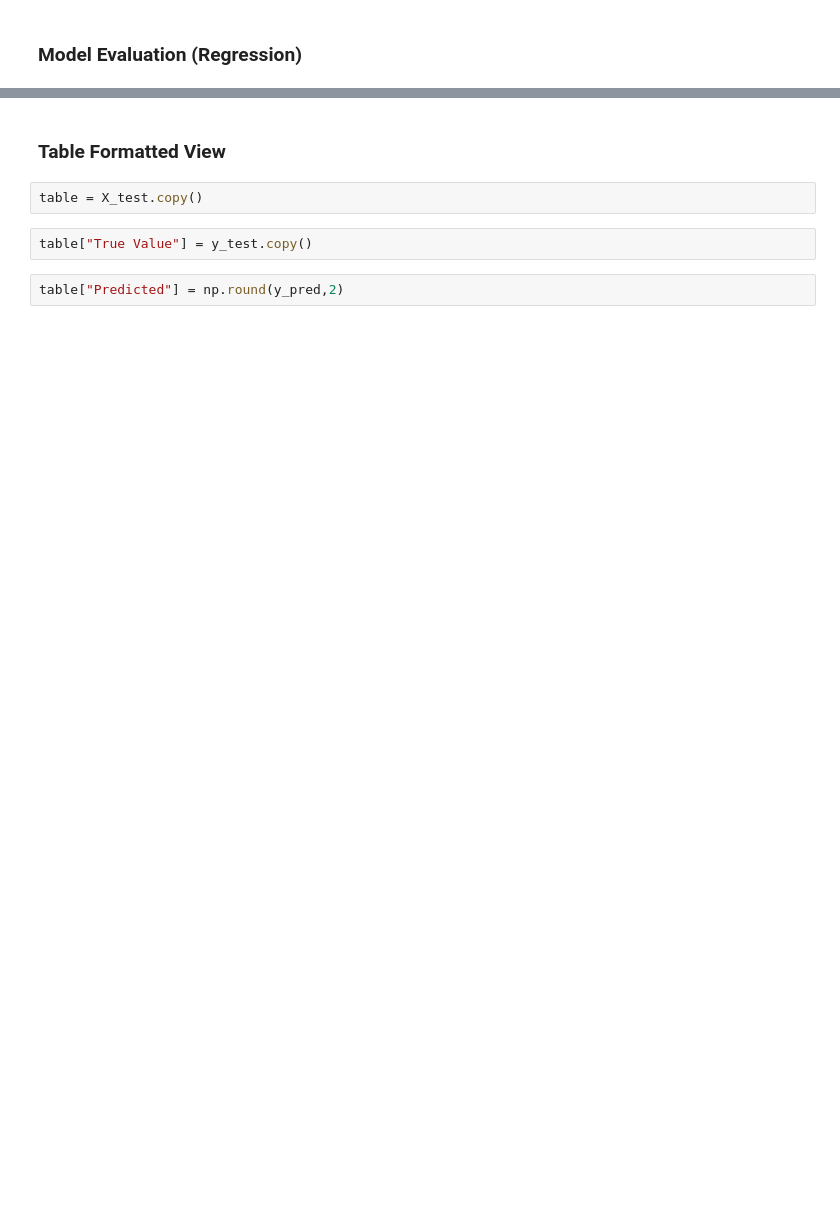
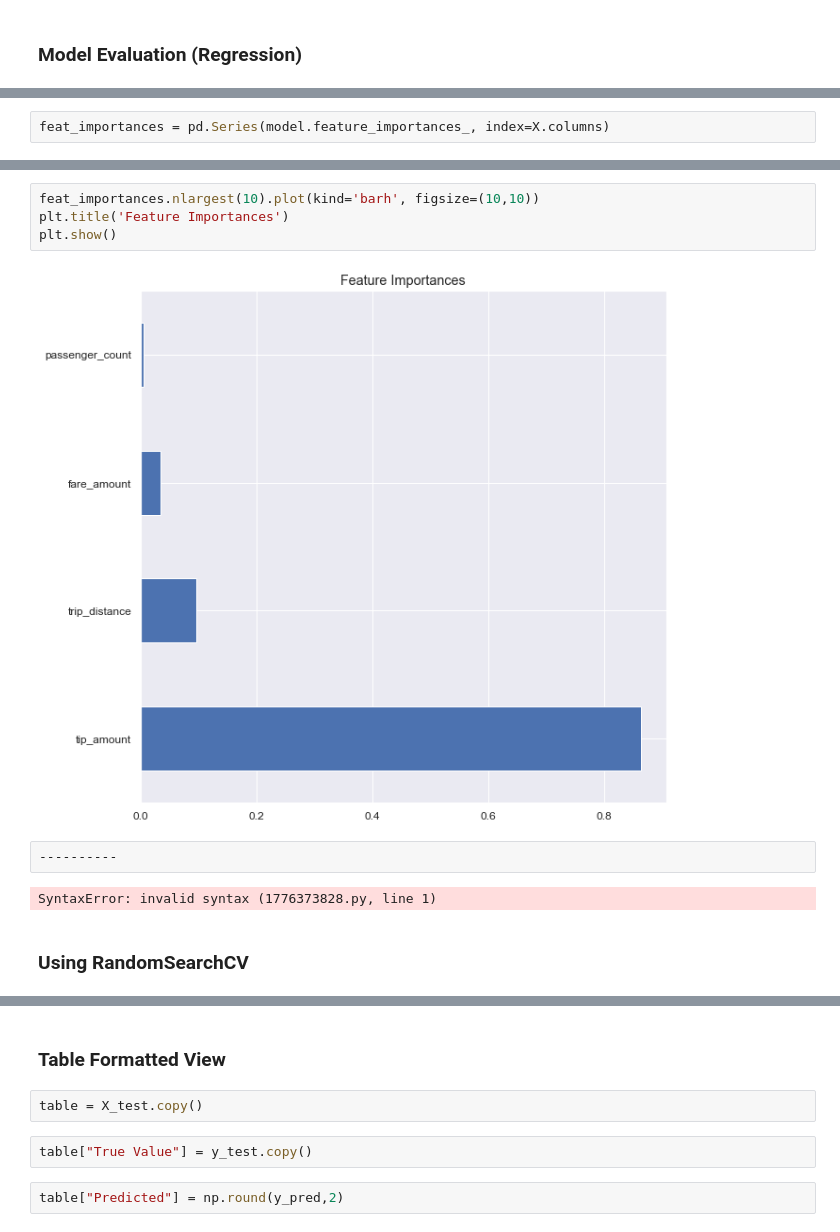
Before and after one commit to dennislamcv1/GoogleADA, a Jupyter notebook: Machine Learning/Automatidata6 project.ipynb, the cells around one changed output, grey strips where cells are left out. Cells and saved outputs as stored; diff of their text form; blank space fills up the shorter version.

```diff
--- a/Machine Learning/Automatidata6 project.ipynb
+++ b/Machine Learning/Automatidata6 project.ipynb
@@ -462,0 +592,2 @@ plt.show()
+# %%
+feat_importances = pd.Series(model.feature_importances_, index=X.columns)
@@ -462,0 +602,12 @@ plt.show()
+# %%
+feat_importances.nlargest(10).plot(kind='barh', figsize=(10,10))
+plt.title('Feature Importances')
+plt.show()
+# %% [output]
+[figure, added]
+# %%
+----------
+# %% [output]
+SyntaxError: invalid syntax (1776373828.py, line 1)
+# %% [markdown]
+### Using RandomSearchCV
```
Also changed, not shown: parts of 40 cells of this notebook.
